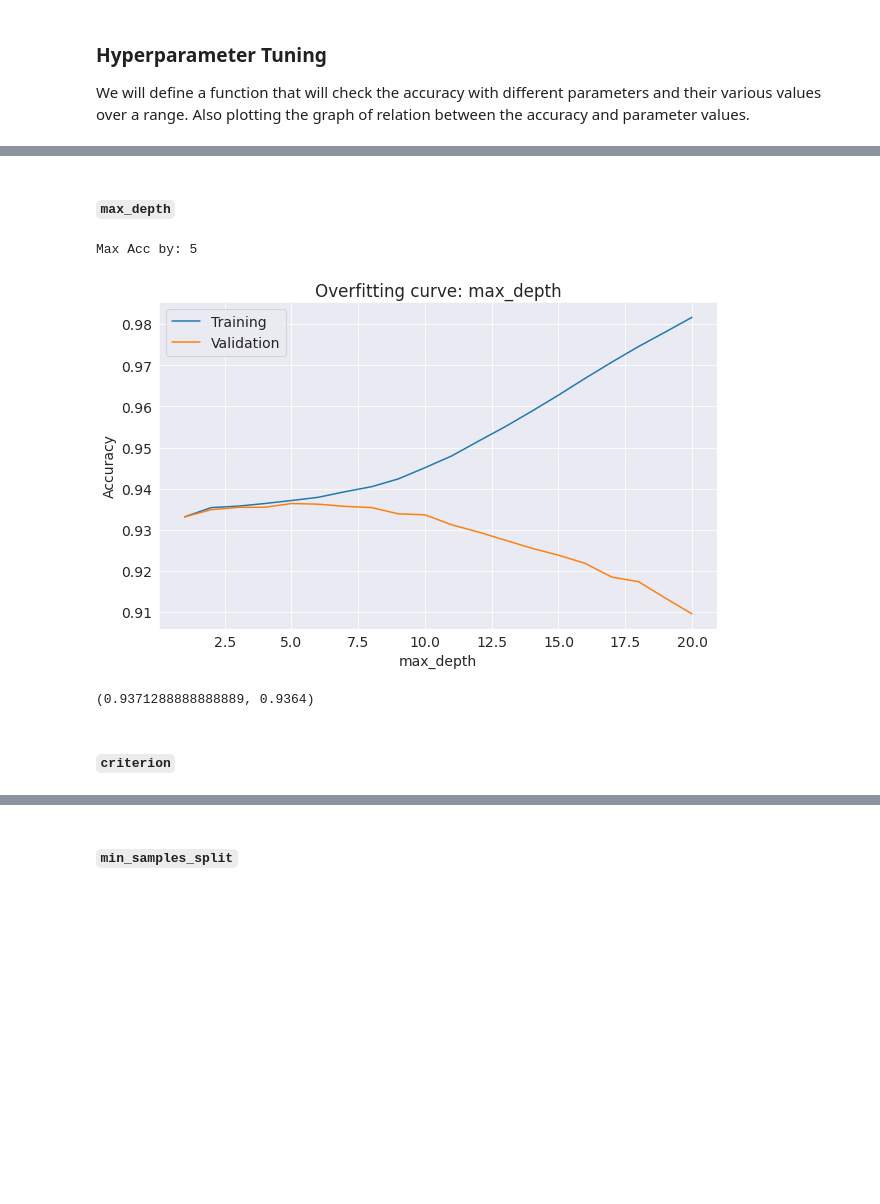
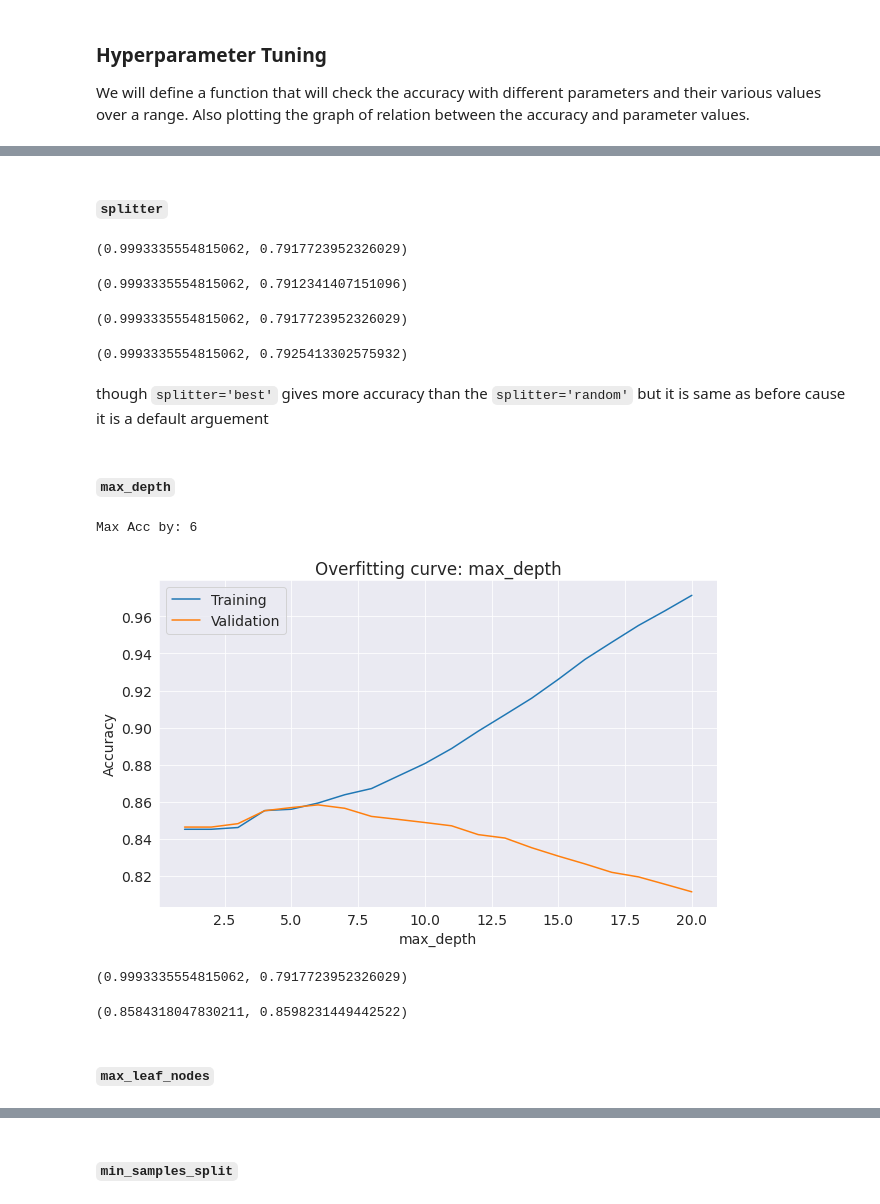
Before and after one commit to prasadposture/Financial-Distress-Prediction, a Jupyter notebook: Financial Distress Prediction.ipynb, the cells around one changed output, grey strips where cells are left out. Cells and saved outputs as stored; diff of their text form; code cells hidden in the pictures; blank space fills up the shorter version.

```diff
--- a/Financial Distress Prediction.ipynb
+++ b/Financial Distress Prediction.ipynb
@@ -174,0 +182,5 @@ test_df.describe()
+# %%
+train0=train_df[train_df['SeriousDlqin2yrs']==0].sample(frac=0.3)
+train1=train_df[train_df['SeriousDlqin2yrs']==1].copy()
+train_df=pd.concat([train0, train1], axis=0)
+train_df['SeriousDlqin2yrs'].value_counts()
@@ -563,16 +603,39 @@ def test_param_and_plot(param_name, param_values):
+# %% [markdown]
+#### `splitter`
+# %%
+model = DecisionTreeClassifier(criterion='entropy', splitter='random', random_state=42)
+model.fit(X_train, train_targets)
+print(base_acc)
+model.score(X_train, train_targets), model.score(X_val, val_targets)
+# %% [output]
+(0.9993335554815062, 0.7917723952326029)
+(0.9993335554815062, 0.7912341407151096)
+# %%
+model = DecisionTreeClassifier(criterion='entropy', splitter='best', random_state=42)
+model.fit(X_train, train_targets)
+print(base_acc)
+model.score(X_train, train_targets), model.score(X_val, val_targets)
+# %% [output]
+(0.9993335554815062, 0.7917723952326029)
+(0.9993335554815062, 0.7925413302575932)
+# %% [markdown]
+though `splitter='best'` gives more accuracy than the `splitter='random'` but it is same as before cause it is a default arguement
 # %% [markdown]
 #### `max_depth`
 # %%
+test_params(criterion='entropy')
 max_depth=[i for i in range(1,21)]
 test_param_and_plot('max_depth',max_depth)
 # %% [output]
-Max Acc by: 5
+Max Acc by: 6
-[figure, old version]
+[figure, new version]
 # %%
-model = DecisionTreeClassifier(max_depth=5, random_state=42)
+model = DecisionTreeClassifier(criterion='entropy',max_depth=6, random_state=42)
 model.fit(X_train, train_targets)
+print(base_acc)
 model.score(X_train, train_targets), model.score(X_val, val_targets)
 # %% [output]
-(0.9371288888888889, 0.9364)
+(0.9993335554815062, 0.7917723952326029)
+(0.8584318047830211, 0.8598231449442522)
 # %% [markdown]
-#### `criterion`
+#### `max_leaf_nodes`
```
Also changed, not shown: parts of 64 cells of this notebook.
